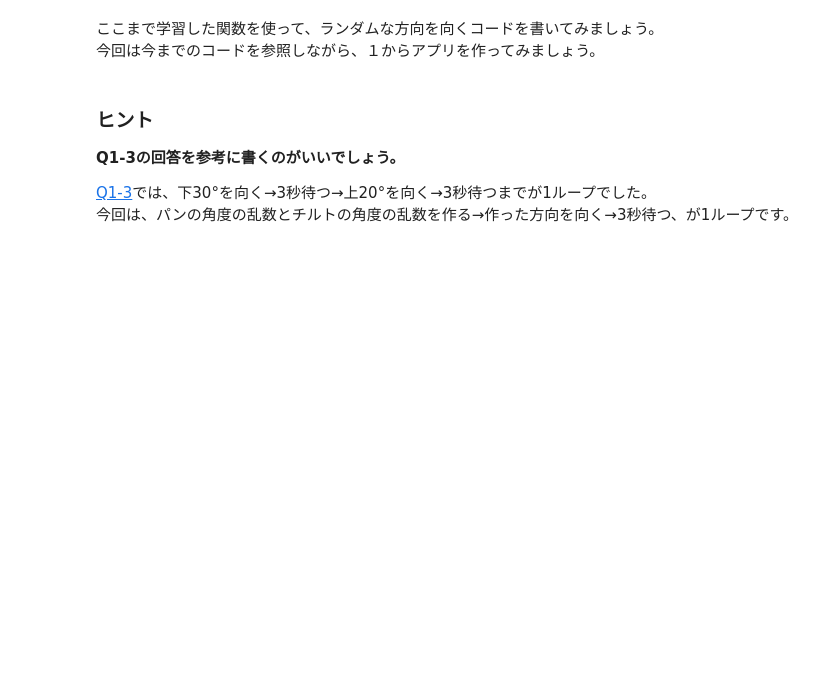
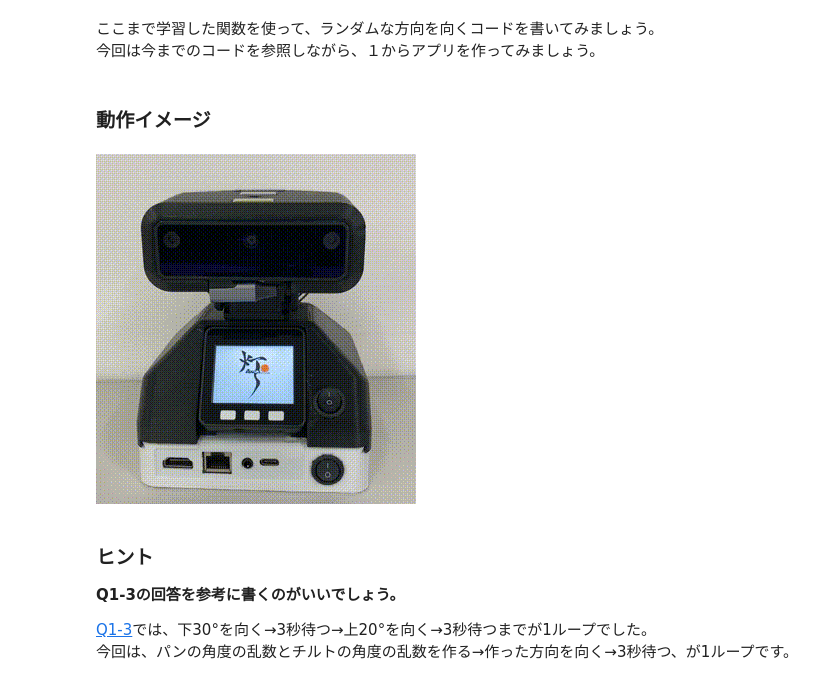
Before and after one commit to AkariGroup/akari_practice, a Jupyter notebook: 1_motor/q1-4_random.ipynb, the cells around one changed output. Drawn from its saved outputs; the diff is of its cells as text; code cells hidden in the pictures; blank space fills up the shorter version.

Commit message:
Add/moveimage (#15)
* 動作イメージセルの追加

* q1に動作イメージを追加

* q3に動作イメージを追加

* q2に動作イメージを追加

```diff
--- a/1_motor/q1-4_random.ipynb
+++ b/1_motor/q1-4_random.ipynb
@@ -15,6 +15,13 @@
 # %% [markdown]
 ここまで学習した関数を使って、ランダムな方向を向くコードを書いてみましょう。
 今回は今までのコードを参照しながら、１からアプリを作ってみましょう。
+# %% [markdown]
+### 動作イメージ
+# %%
+from IPython.display import Image
+Image('image/q1-4.gif')
+# %% [output]
+[figure, added]
 # %% [markdown]
 ### ヒント
 
```
Also changed, not shown: 23 other files.
